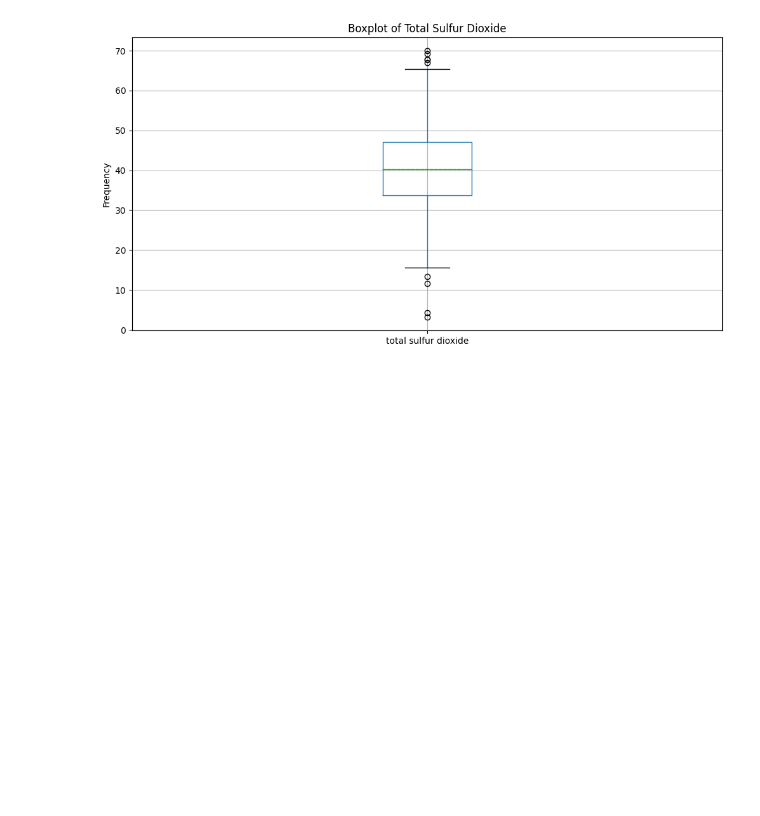
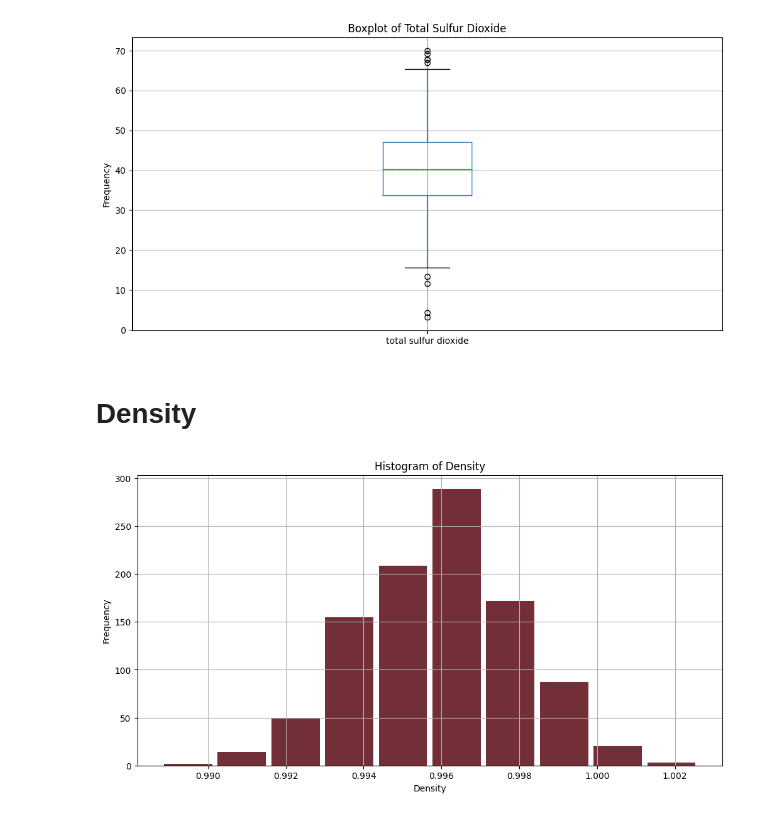
Before and after one commit to goodgirlwannabe/wine, a Jupyter notebook: wine.ipynb, the cells around one changed output. Cells and saved outputs as stored; diff of their text form; code cells hidden in the pictures; blank space fills up the shorter version.

```diff
--- a/wine.ipynb
+++ b/wine.ipynb
@@ -1041,3 +1041,13 @@ plt.ylabel('Frequency')
 plt.show()
 # %% [output]
 [figure]
+# %% [markdown]
+# Density
+# %%
+df.hist(column = 'density', figsize = (12,6), rwidth = 0.9, bins = 10, color = '#722F37')
+plt.title('Histogram of Density')
+plt.xlabel('Density')
+plt.ylabel('Frequency')
+plt.show()
+# %% [output]
+[figure, added]
```
Also changed, not shown: parts of 13 cells of this notebook, 1 other file.
